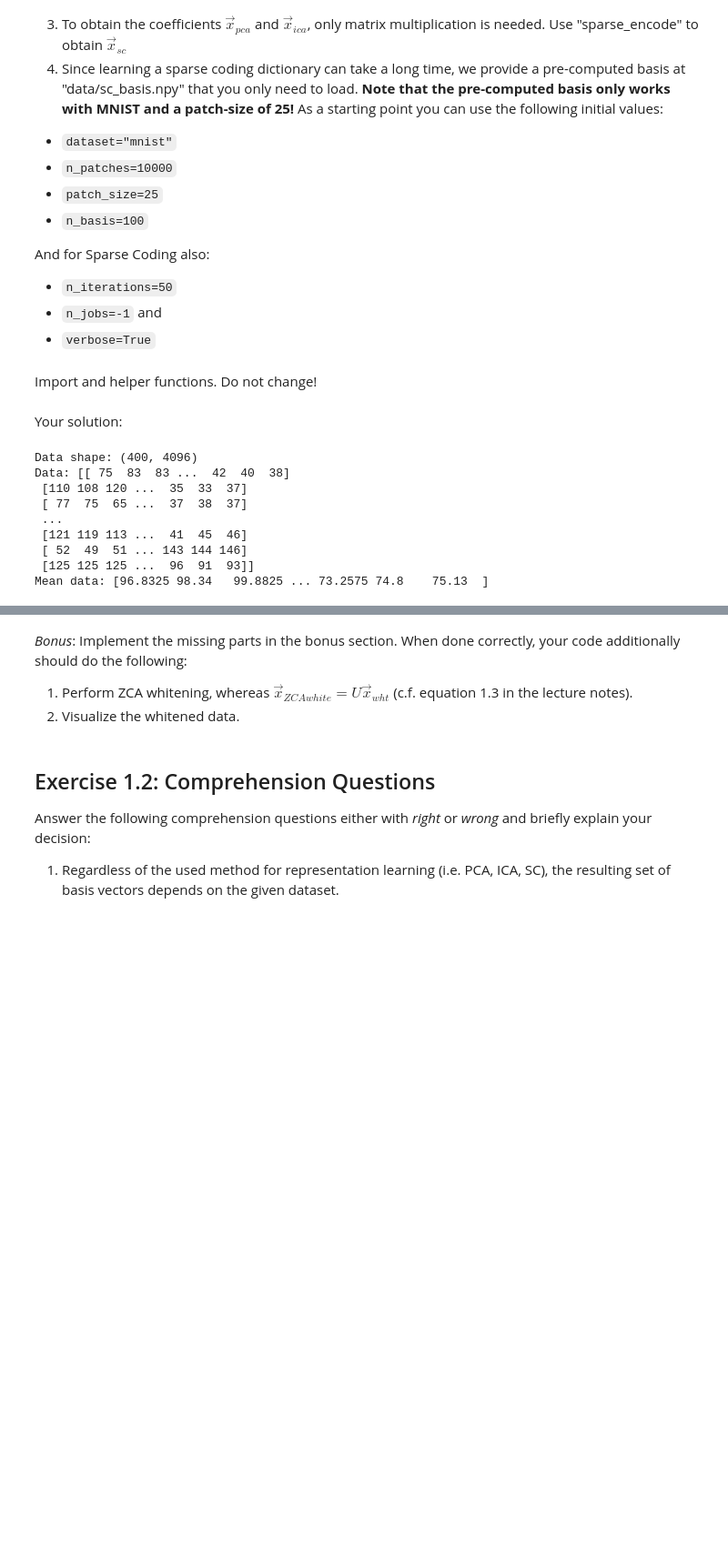
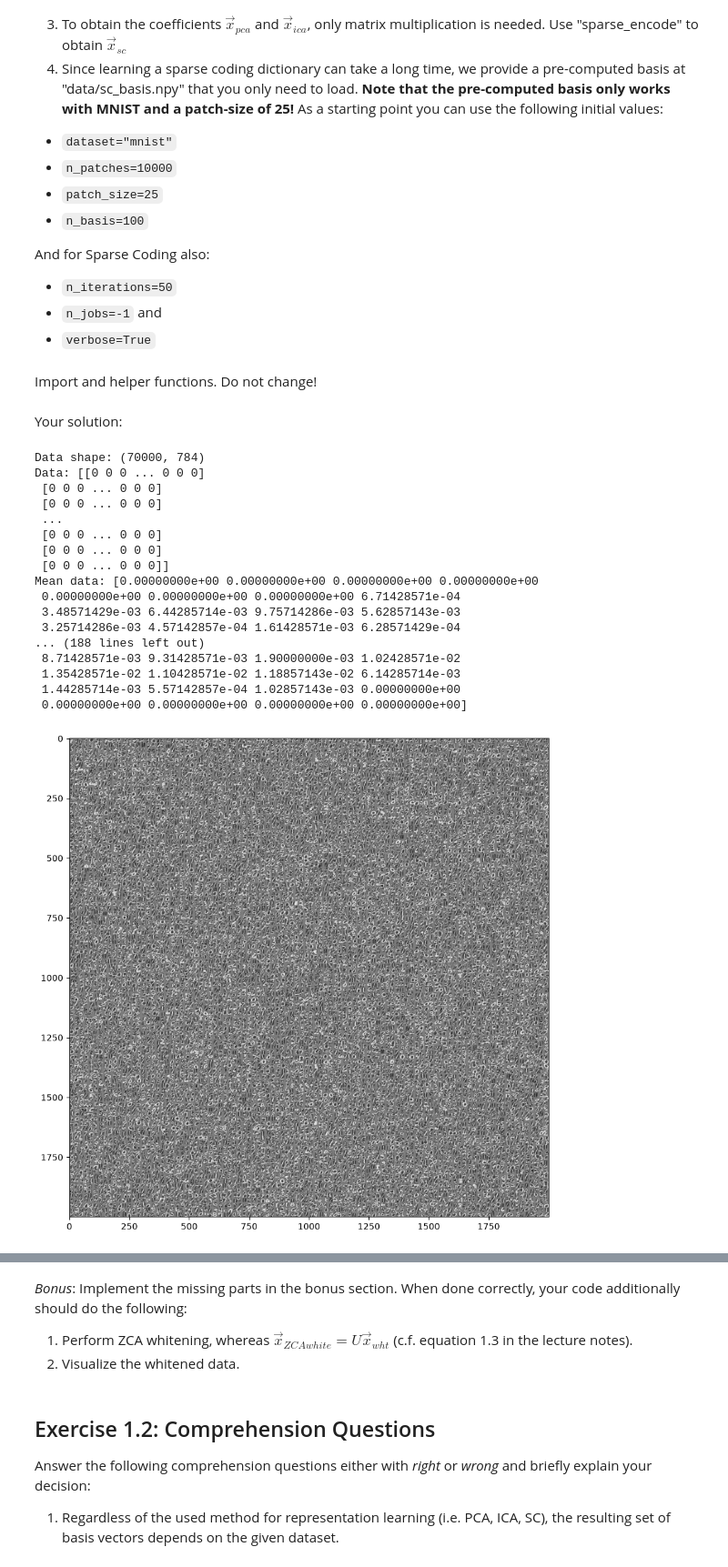
Before and after one commit to ESchmied/cs5450_fork, a Jupyter notebook: exercise_1.ipynb, the cells around one changed output, grey strips where cells are left out. Shown at 91% size. Cells and saved outputs as stored; diff of their text form; code cells hidden in the pictures; blank space fills up the shorter version.

```diff
--- a/exercise_1.ipynb
+++ b/exercise_1.ipynb
@@ -127,21 +127,22 @@ Your solution:
 ## Define variables
 
 # TODO dataset : relative path to the .npz file containing the data
-dataset = 'data/olivetti.npz'
+dataset = 'data/mnist.npz'
+#dataset = 'data/olivetti.npz'
 
 # TODO n_patches : number of random patches to extract from the images
-n_patches = 5
+n_patches = 10000
 # TODO patch_size : size (both width and height) of the square-shaped patches
-patch_size = 5
+patch_size = 20
 
 # TODO n_basis : number of new basis vectors
-n_basis = 5
+n_basis = 100
 
 # TODO method : string describing whether to perform pca, ica, or sc
 method = 'pca'
 
 # TODO n_iterations : number of iterations (only for sparse coding)
-n_iterations = 5
+n_iterations = 50
 
 SC_LOAD_DICTIONARY = False
 # %%
@@ -155,43 +156,60 @@ data_array.astype(np.float64)
 print(f"Data shape: {data_array.shape}")
 print(f"Data: {data_array}")
 # TODO get number of images (observations) and number of pixels (features)
 n_images, n_pixels = data_array.shape
 
 # TODO get height and width of the images
 #idk how to get the height and width of the images from the data
 #assume quadratic images for now
 img_height = int(np.sqrt(n_pixels))
 img_width = int(np.sqrt(n_pixels))
 
+
 assert isinstance(img_height, int) and isinstance(img_width, int), "Image dimensions need to be integers."
 
 # TODO enforce mean-free data vectors
 mean_free_data = data_array - np.mean(data_array, axis=0) #i guess over the fist axis to get a mean image vector and not just a single value
 print(f"Mean data: {np.mean(data_array, axis=0)}")
 
 # TODO draw random patches from data.
 patches = random_patches(mean_free_data, img_height, img_width, n_patches, patch_size)
+show_in_grid(patches, patch_size, patch_size) #show original images in a grid
 
 # TODO perform the chosen unsupervised method on the drawn patches
 if method == 'pca':
-    basis = -1
+    pca = PCA(n_components= n_basis) #PCA with n_basis components
+    pca.fit(patches) #fits the components to the data and finding the covariance matrix and eigenvectors
+    basis = pca.components_ #get the eigenvectors from the PCA object
 elif method == 'ica':
-    basis = -1
+    ica = FastICA(n_components= n_basis) #ICA with n_basis components
+    ica.fit(patches)
+    basis = ica.components_
 elif method == 'sc':
     if SC_LOAD_DICTIONARY:
-        basis = -1
+        basis = np.load('data/sc_basis.npy')
     else:
-        basis = -1
+        sc=DictionaryLearning(n_components=n_basis)
+        sc.fit(patches)
+        basis = sc.components_
 
 # TODO show the new set of basis vectors (only the first n_basis)
-#show_in_grid(basis[:n_basis], patch_size, patch_size)
+show_in_grid(basis[:n_basis], patch_size, patch_size)
 # %% [output]
-Data shape: (400, 4096)
-Data: [[ 75  83  83 ...  42  40  38]
- [110 108 120 ...  35  33  37]
- [ 77  75  65 ...  37  38  37]
+Data shape: (70000, 784)
+Data: [[0 0 0 ... 0 0 0]
+ [0 0 0 ... 0 0 0]
+ [0 0 0 ... 0 0 0]
  ...
- [121 119 113 ...  41  45  46]
- [ 52  49  51 ... 143 144 146]
- [125 125 125 ...  96  91  93]]
-Mean data: [96.8325 98.34   99.8825 ... 73.2575 74.8    75.13  ]
+ [0 0 0 ... 0 0 0]
+ [0 0 0 ... 0 0 0]
+ [0 0 0 ... 0 0 0]]
+Mean data: [0.00000000e+00 0.00000000e+00 0.00000000e+00 0.00000000e+00
+ 0.00000000e+00 0.00000000e+00 0.00000000e+00 6.71428571e-04
+ 3.48571429e-03 6.44285714e-03 9.75714286e-03 5.62857143e-03
+ 3.25714286e-03 4.57142857e-04 1.61428571e-03 6.28571429e-04
+... (188 lines left out)
+ 8.71428571e-03 9.31428571e-03 1.90000000e-03 1.02428571e-02
+ 1.35428571e-02 1.10428571e-02 1.18857143e-02 6.14285714e-03
+ 1.44285714e-03 5.57142857e-04 1.02857143e-03 0.00000000e+00
+ 0.00000000e+00 0.00000000e+00 0.00000000e+00 0.00000000e+00]
+[figure, added]
```
Also changed, not shown: parts of 2 cells of this notebook.
